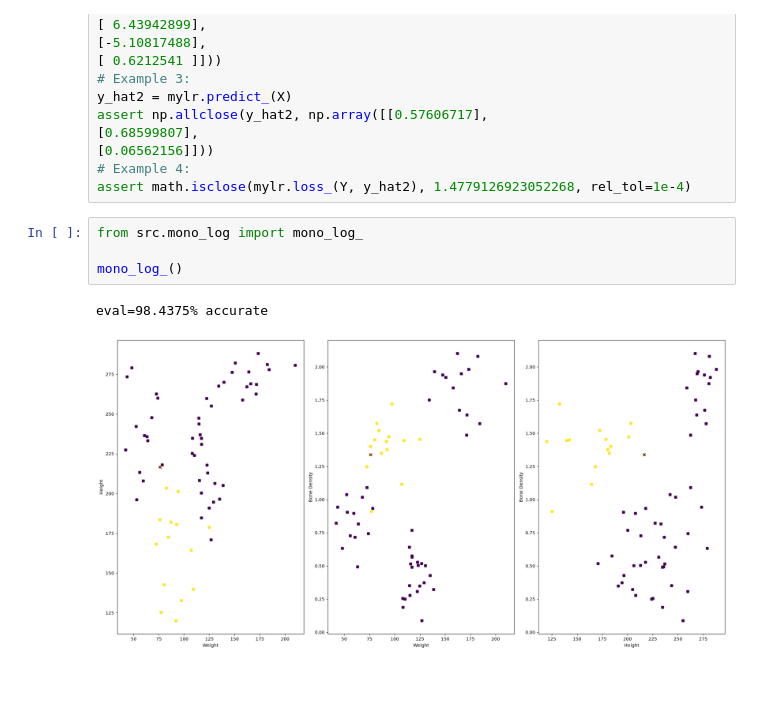
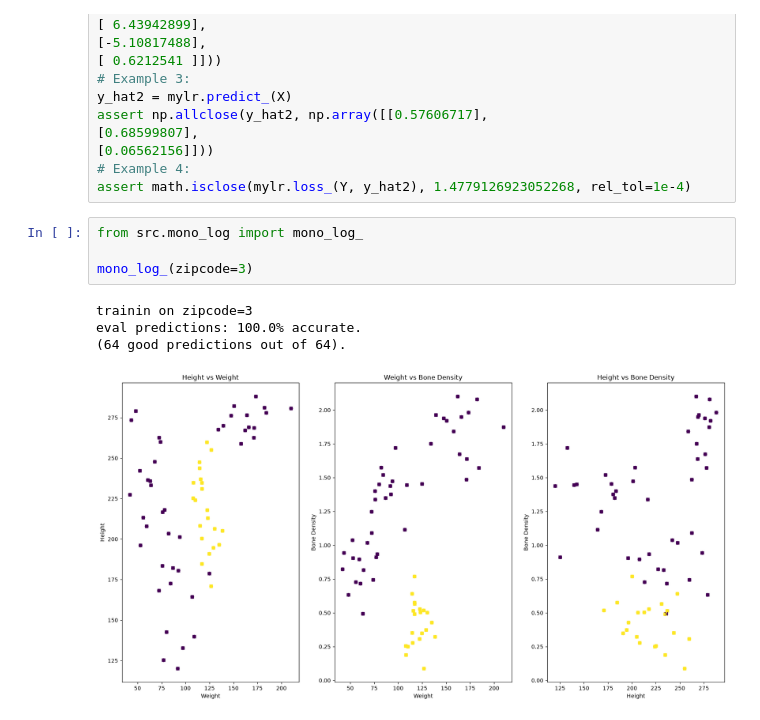
Before and after one commit to Pachiderms/bootcamp_ml, a Jupyter notebook: notebooks/notebook_module08.ipynb, the cells around one changed output. Cells and saved outputs as stored; diff of their text form; blank space fills up the shorter version.

Commit message:
small fix mono_log

```diff
--- a/notebooks/notebook_module08.ipynb
+++ b/notebooks/notebook_module08.ipynb
@@ -147,10 +147,12 @@ assert math.isclose(mylr.loss_(Y, y_hat2), 1.4779126923052268, rel_tol=1e-4)
 # %%
 from src.mono_log import mono_log_
 
-mono_log_()
+mono_log_(zipcode=3)
 # %% [output]
-eval=98.4375% accurate
+trainin on zipcode=3
+eval predictions: 100.0% accurate.
+(64 good predictions out of 64).
-[figure, old version]
+[figure, new version]
 # %%
 from src.multi_log import one_vs_all
 
```
Also changed, not shown: parts of 1 cell of this notebook, 3 other files.
